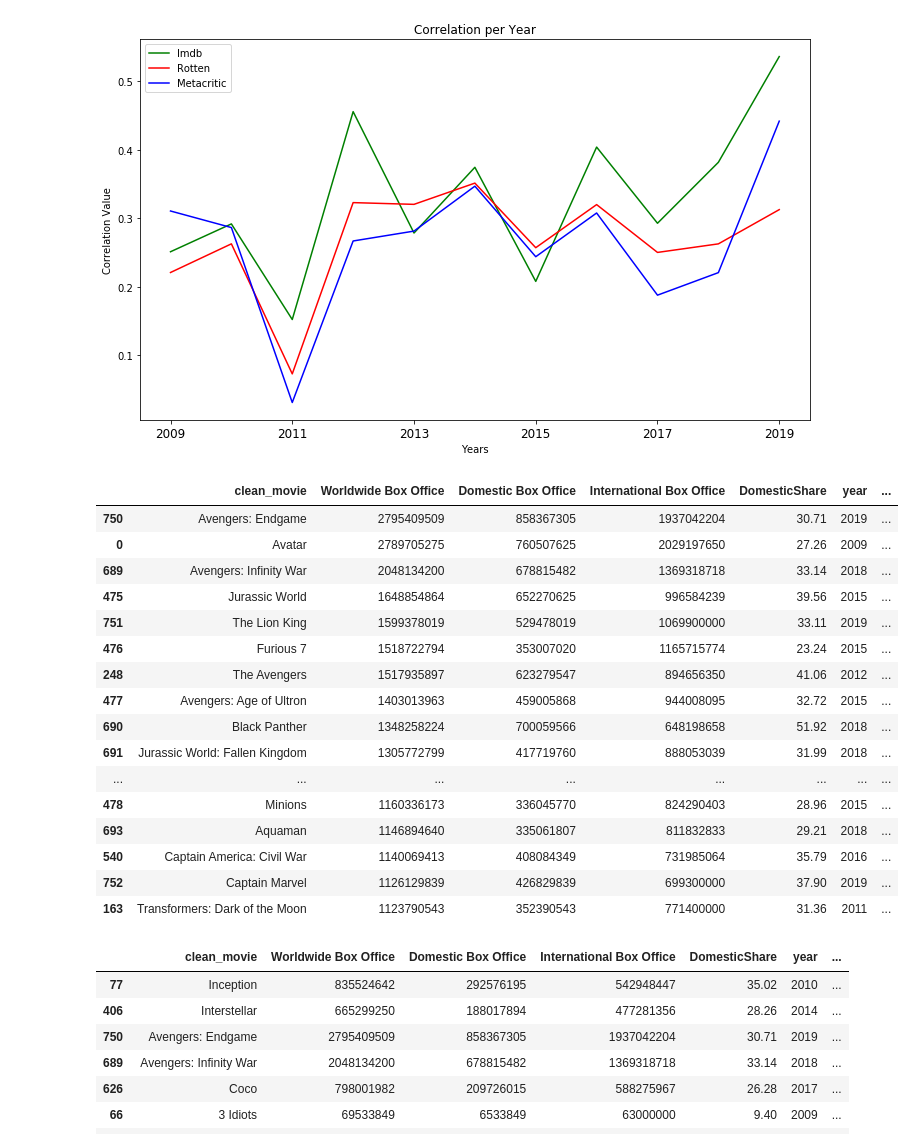
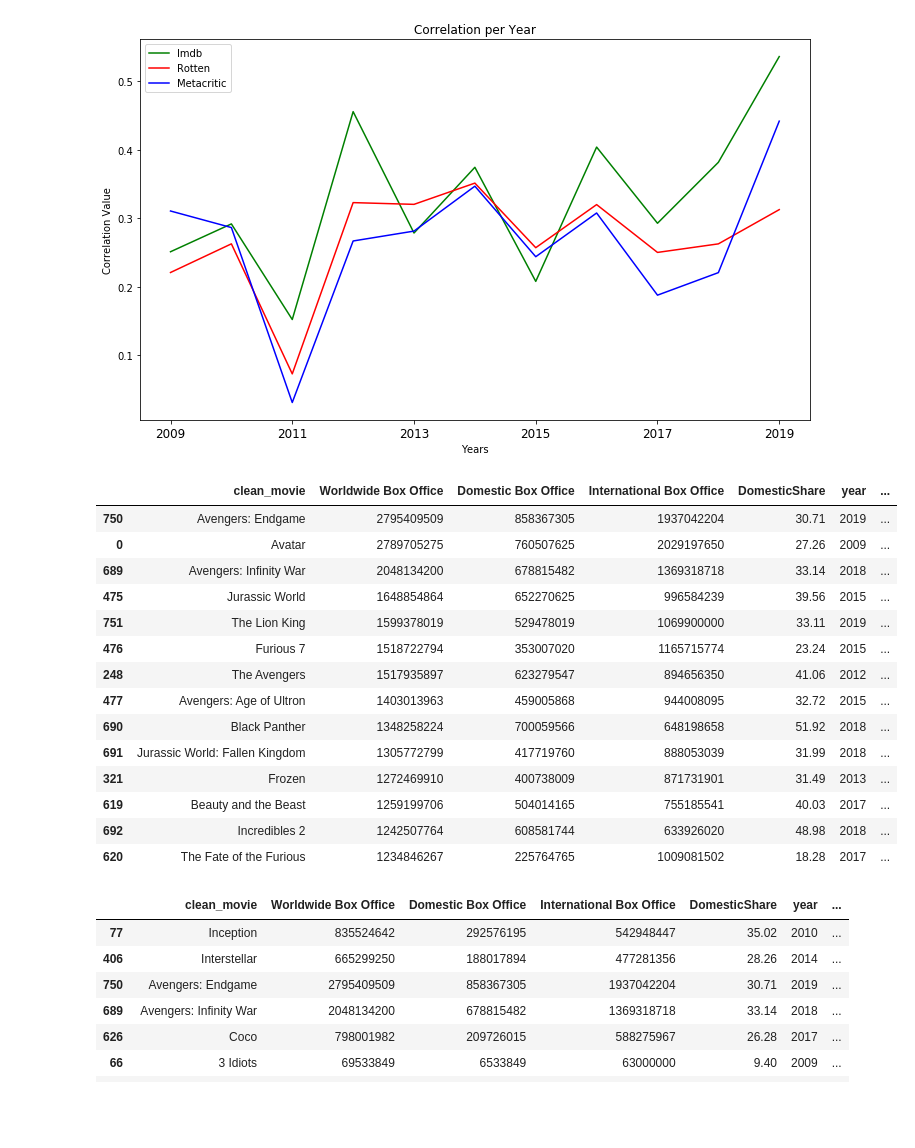
Before and after one commit to ColinMaloney/movies, a Jupyter notebook: yearly_rating.ipynb, the cells around one changed output. Cells and saved outputs as stored; diff of their text form; code cells hidden in the pictures; blank space fills up the shorter version.

```diff
--- a/yearly_rating.ipynb
+++ b/yearly_rating.ipynb
@@ -212,25 +163,23 @@ fig.savefig("filename.png")
 # %%
 final_df = pd.read_csv('final_csv')
 # %%
-final_df.sort_values('Worldwide Box Office',ascending=False).head(20)
+final_df.sort_values('Worldwide Box Office',ascending=False).head(14)
 # %% [output]
 |  | clean_movie | Worldwide Box Office | Domestic Box Office | International Box Office | DomesticShare | year | ... |
 | 750 | Avengers: Endgame | 2795409509 | 858367305 | 1937042204 | 30.71 | 2019 | ... |
 | 0 | Avatar | 2789705275 | 760507625 | 2029197650 | 27.26 | 2009 | ... |
 | 689 | Avengers: Infinity War | 2048134200 | 678815482 | 1369318718 | 33.14 | 2018 | ... |
 | 475 | Jurassic World | 1648854864 | 652270625 | 996584239 | 39.56 | 2015 | ... |
 | 751 | The Lion King | 1599378019 | 529478019 | 1069900000 | 33.11 | 2019 | ... |
 | 476 | Furious 7 | 1518722794 | 353007020 | 1165715774 | 23.24 | 2015 | ... |
 | 248 | The Avengers | 1517935897 | 623279547 | 894656350 | 41.06 | 2012 | ... |
 | 477 | Avengers: Age of Ultron | 1403013963 | 459005868 | 944008095 | 32.72 | 2015 | ... |
 | 690 | Black Panther | 1348258224 | 700059566 | 648198658 | 51.92 | 2018 | ... |
 | 691 | Jurassic World: Fallen Kingdom | 1305772799 | 417719760 | 888053039 | 31.99 | 2018 | ... |
-| ... | ... | ... | ... | ... | ... | ... | ... |
-| 478 | Minions | 1160336173 | 336045770 | 824290403 | 28.96 | 2015 | ... |
-| 693 | Aquaman | 1146894640 | 335061807 | 811832833 | 29.21 | 2018 | ... |
-| 540 | Captain America: Civil War | 1140069413 | 408084349 | 731985064 | 35.79 | 2016 | ... |
-| 752 | Captain Marvel | 1126129839 | 426829839 | 699300000 | 37.90 | 2019 | ... |
-| 163 | Transformers: Dark of the Moon | 1123790543 | 352390543 | 771400000 | 31.36 | 2011 | ... |
+| 321 | Frozen | 1272469910 | 400738009 | 871731901 | 31.49 | 2013 | ... |
+| 619 | Beauty and the Beast | 1259199706 | 504014165 | 755185541 | 40.03 | 2017 | ... |
+| 692 | Incredibles 2 | 1242507764 | 608581744 | 633926020 | 48.98 | 2018 | ... |
+| 620 | The Fate of the Furious | 1234846267 | 225764765 | 1009081502 | 18.28 | 2017 | ... |
 # %%
 final_df.sort_values('Imdb_Score',ascending=False).head(10)
 # %% [output]
```
Also changed, not shown: parts of 19 cells of this notebook, 9 other files.
